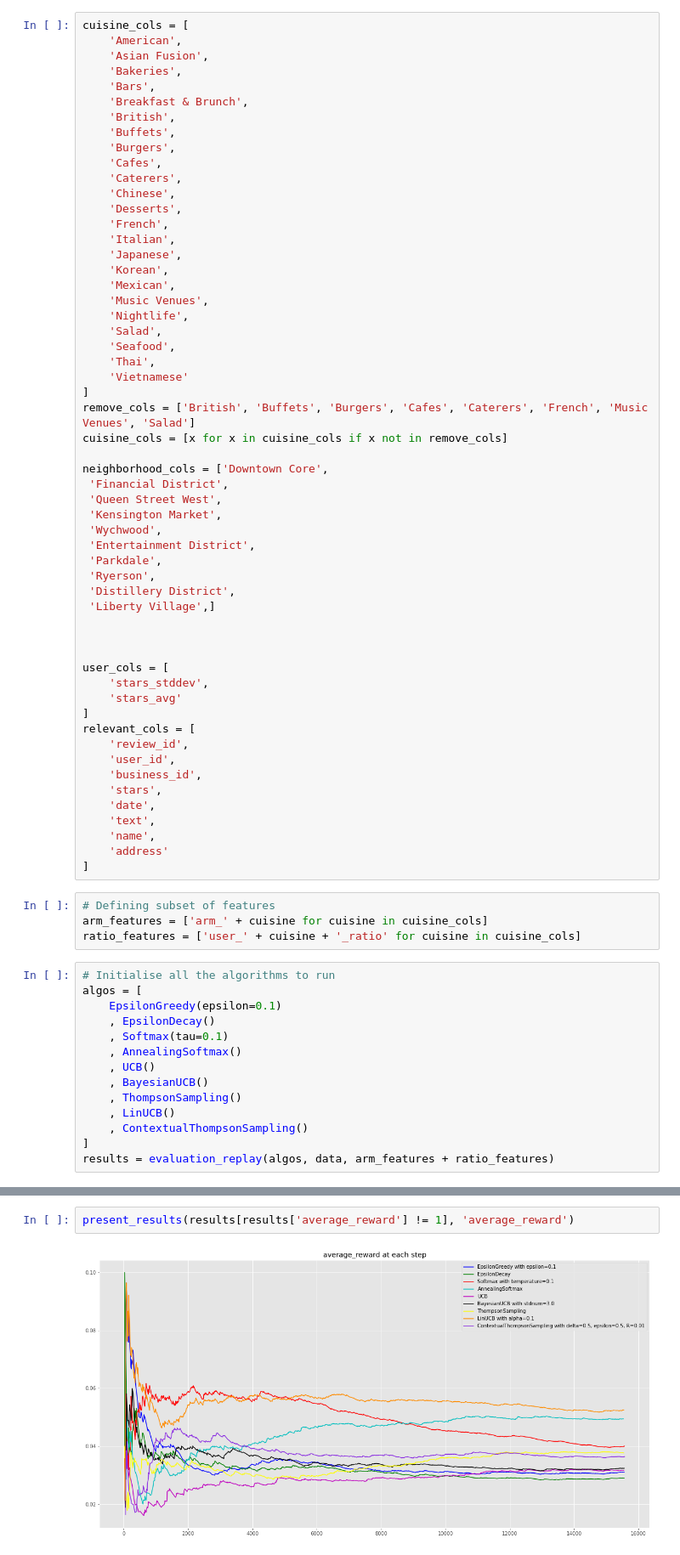
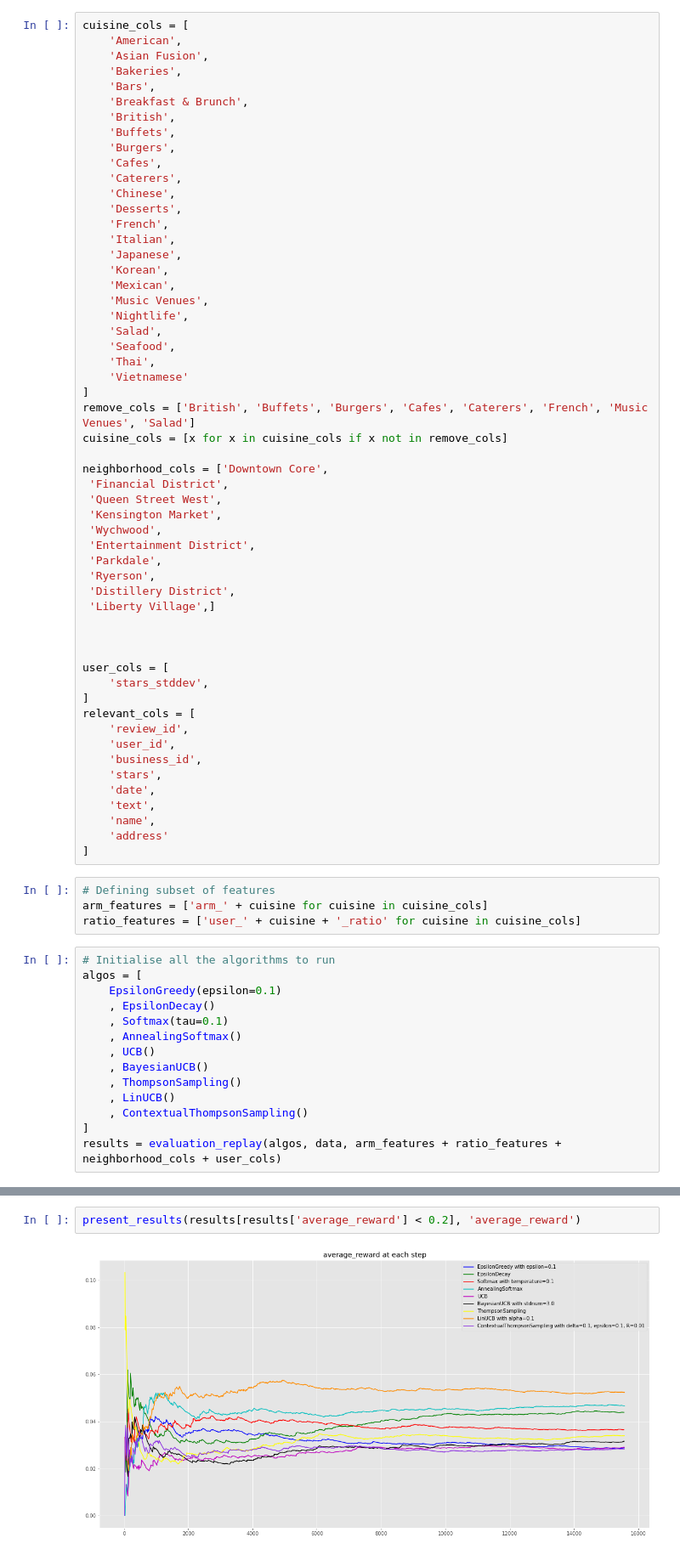
Before and after one commit to raychng/bt4014-project, a Jupyter notebook: bandits_toronto.ipynb, the cells around one changed output, grey strips where cells are left out. Shown at 85% size. Cells and saved outputs as stored; diff of their text form.

```diff
--- a/bandits_toronto.ipynb
+++ b/bandits_toronto.ipynb
@@ -540,7 +540,6 @@ neighborhood_cols = ['Downtown Core',
 
 user_cols = [
     'stars_stddev',
-    'stars_avg'
 ]
 relevant_cols = [
     'review_id',
@@ -569,7 +568,7 @@ algos = [
     , LinUCB()
     , ContextualThompsonSampling()
 ]
-results = evaluation_replay(algos, data, arm_features + ratio_features)
+results = evaluation_replay(algos, data, arm_features + ratio_features + neighborhood_cols + user_cols)
 # %%
 # Save results as csv
 #results.to_csv('results2.csv')
@@ -623,7 +590,7 @@ results[results['policy'] == 'UCB']
 # %%
-present_results(results[results['average_reward'] != 1], 'average_reward')
+present_results(results[results['average_reward'] < 0.2], 'average_reward')
 # %% [output]
-[figure, old version]
+[figure, new version]
 # %%
 present_results(results, 'cumulative_reward')
 # %% [output]
```
Also changed, not shown: parts of 20 cells of this notebook.
